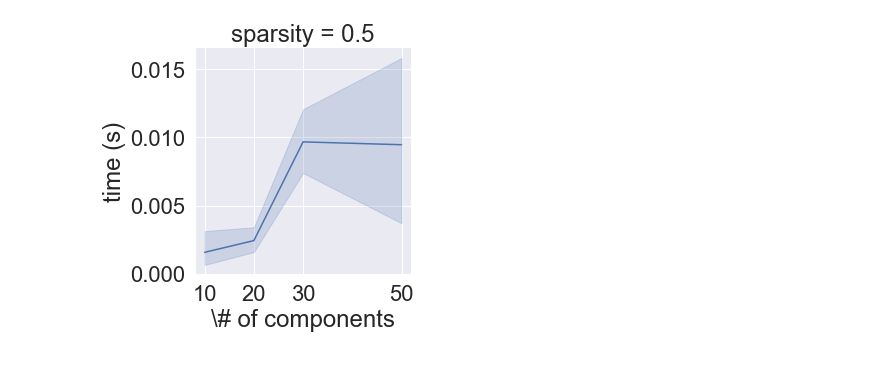
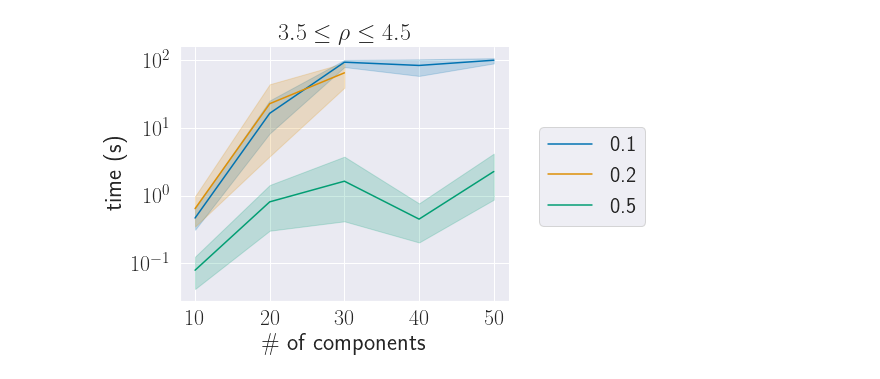
Before and after one commit to norheim/minimdo, a Jupyter notebook: minimdo/structure_optim/plotting.ipynb, the cells around one changed output. Saved outputs shown, nothing was run; the diff lists cells and outputs as text; code cells hidden in the pictures.

```diff
--- a/minimdo/structure_optim/plotting.ipynb
+++ b/minimdo/structure_optim/plotting.ipynb
@@ -6,3 +6,5 @@ import matplotlib.pyplot as plt
 import numpy as np
 # %%
 df = pd.read_csv('full_experiments.csv', index_col=0)
+# %%
+df = pd.read_csv('full_experiments_density_indep_n.csv', index_col=0)
@@ -9,25 +15,28 @@ df = pd.read_csv('full_experiments.csv', index_col=0)
 # %%
 dft = df#df.iloc[350:400]
-sparseL1 = dft[(dft['m']<=50) & (dft['sparsity']==.5)]#& (dft['ncoeff']==0.1) dft['sparsity']==1.) &
+sparseL1 = dft[(dft['m']<=50) & (dft['density']<=4.5) & (dft['density']>=3.5)]#& (dft['ncoeff']==0.1) dft['sparsity']==1.) &
 # %%
 #sns.color_palette("binary")
 # %%
-plt.rcParams['text.usetex'] = False
+#plt.rcParams['text.usetex'] = True
 # %%
 #df[['ncoeff', 'sparsity']].apply(tuple, axis=1)
 #plt.style.use('grayscale')
 #fig, ax = plt.subplots()
 runs = [
-    (None,"timetear",'mintear_time.png',[10,20,30,50]),
-    ("ncoeff","timescc",'minscc_time.png',[10,20,30]),
-    ("ncoeff","timeguess",'minassign_time.png',[10,20,30]),
+    (None,"timeMINFAS",'defense_mintear_time.png',[10,20,30,40,50]),
+    ("ncoeff","timescc",'defense_minscc_time.png',[10,20,30,40,50]),
+    ("ncoeff","timetearfull",'defense_minassign_time_denser.png',[10,20,30,40,50]),
 ]
-hue,y,filename,xticks = runs[0]
+hue,y,filename,xticks = runs[2]
 sns.set(font_scale = 2)
-g = sns.relplot(data=sparseL1, x="m",  y=y, col="sparsity", hue=hue, palette="colorblind", kind="line");
+g = sns.relplot(data=sparseL1, x="m",  y=y, hue=hue, palette="colorblind", kind="line", aspect=1.24);
 g = (g.set_axis_labels("\# of components","time (s)")).set(xticks=(xticks))
-#g.set(yscale = 'log');
-plt.savefig(filename, dpi=200)
+g.set(yscale = 'log');
+g.set(title= r'$3.5 \le \rho \le 4.5$');
+sns.move_legend(g, "lower center",
+    bbox_to_anchor=(0.95, 0.4), ncol=1, title=None, frameon=True)
+plt.savefig(filename, dpi=200, bbox_inches="tight")
 # %% [output]
-[figure, old version]
+[figure, new version]
 # %%
```
Also changed, not shown: parts of 12 cells of this notebook, 6 other files.
